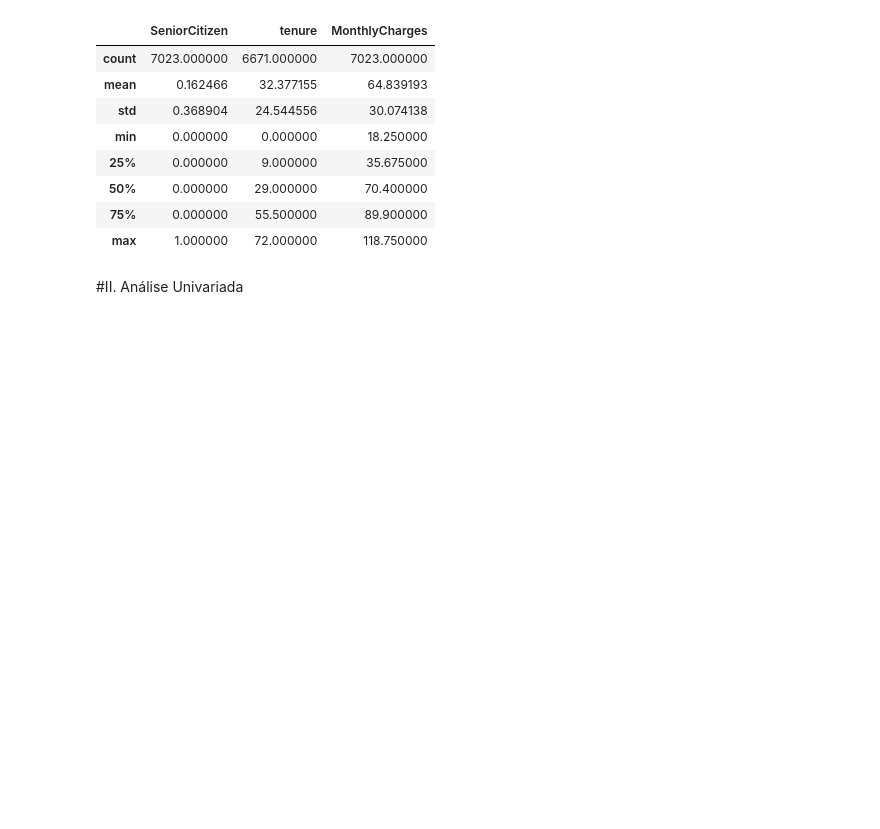
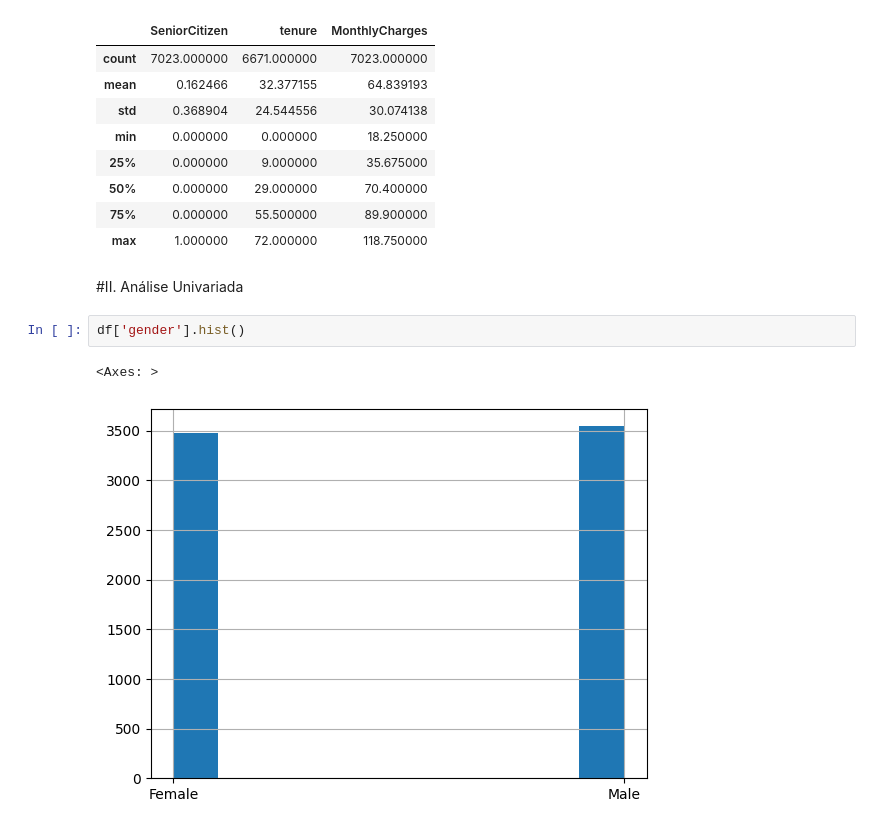
Before and after one commit to viktoruebelhart/pos_facens, a Jupyter notebook: Churn_Aula1.ipynb, the cells around one changed output. Cells and saved outputs as stored; diff of their text form; blank space fills up the shorter version.

```diff
--- a/Churn_Aula1.ipynb
+++ b/Churn_Aula1.ipynb
@@ -261,3 +261,8 @@ df.describe()
 | max | 1.000000 | 72.000000 | 118.750000 |
 # %% [markdown]
 #II. Análise Univariada
+# %%
+df['gender'].hist()
+# %% [output]
+<Axes: >
+[figure, added]
```
Also changed, not shown: parts of 58 cells of this notebook.
